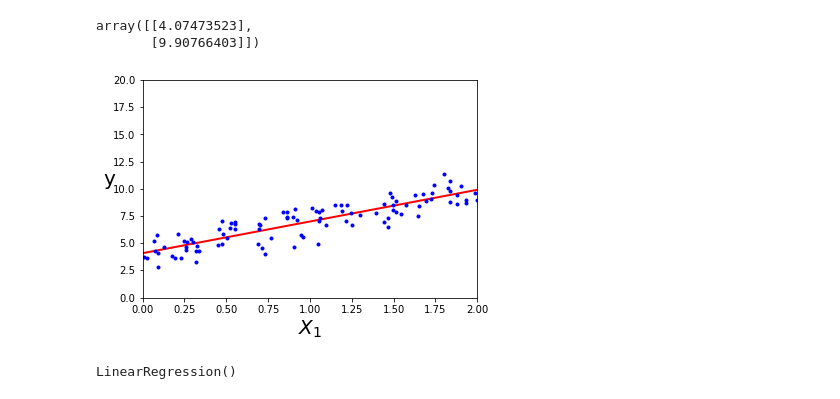
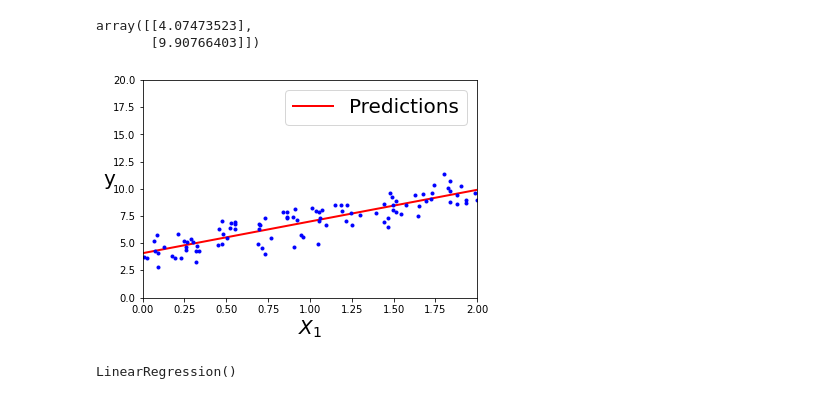
Before and after one commit to ishansuryan/Croma-Campus-Python-, a Jupyter notebook: 10 to 11_30 WD/02162021/10_00_11_30_02162021_WD.ipynb, the cells around one changed output. Drawn from its saved outputs; the diff is of its cells as text; code cells hidden in the pictures.

```diff
--- a/10 to 11_30 WD/02162021/10_00_11_30_02162021_WD.ipynb
+++ b/10 to 11_30 WD/02162021/10_00_11_30_02162021_WD.ipynb
@@ -47,12 +47,13 @@ array([[4.07473523],
 # %%
 plt.plot(X_new, y_predict, 'r-', linewidth = 2, label='Predictions')
 plt.plot(X,y, 'b.')
 plt.xlabel('$X_1$', fontsize = 20)
 plt.ylabel('y', rotation = 0 ,fontsize = 20)
 plt.axis([0,2,0,20])
+plt.legend(loc = 'upper right', fontsize = 20)
 plt.show()
 # %% [output]
-[figure, old version]
+[figure, new version]
 # %%
 from sklearn.linear_model import LinearRegression
 # %%
```
